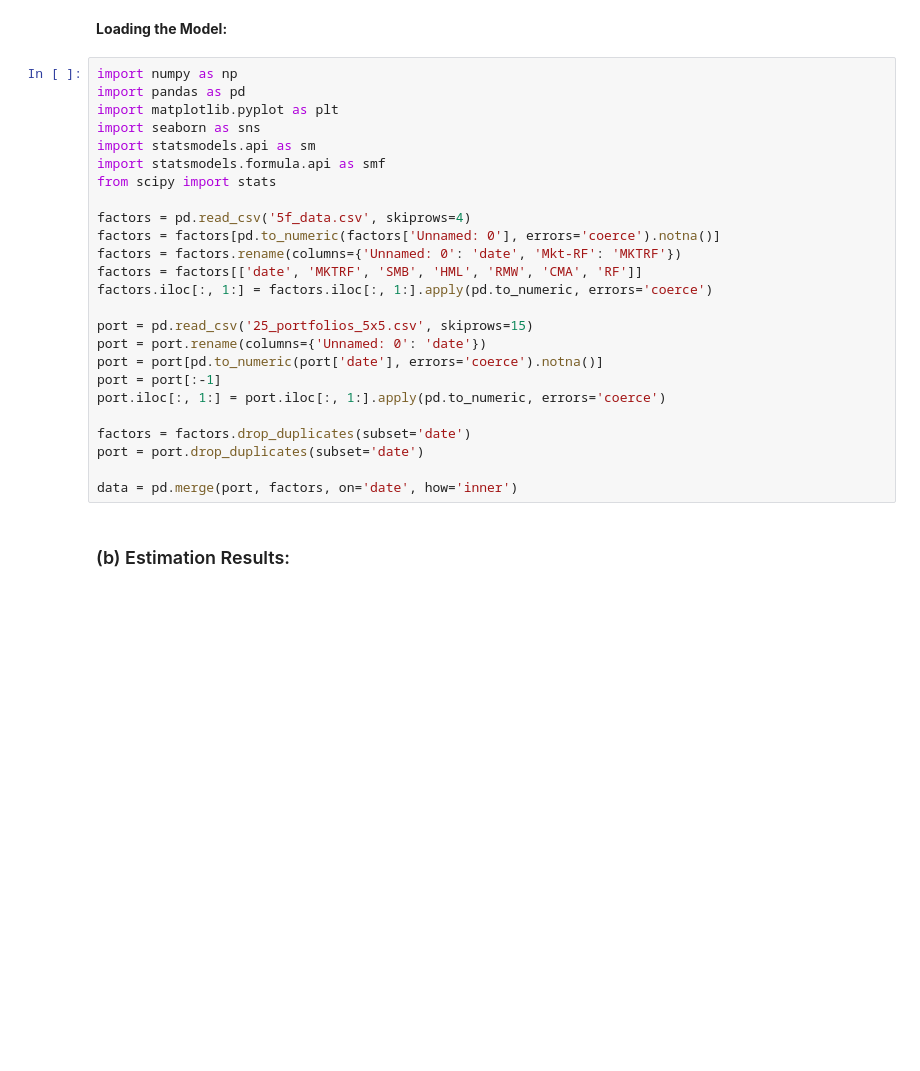
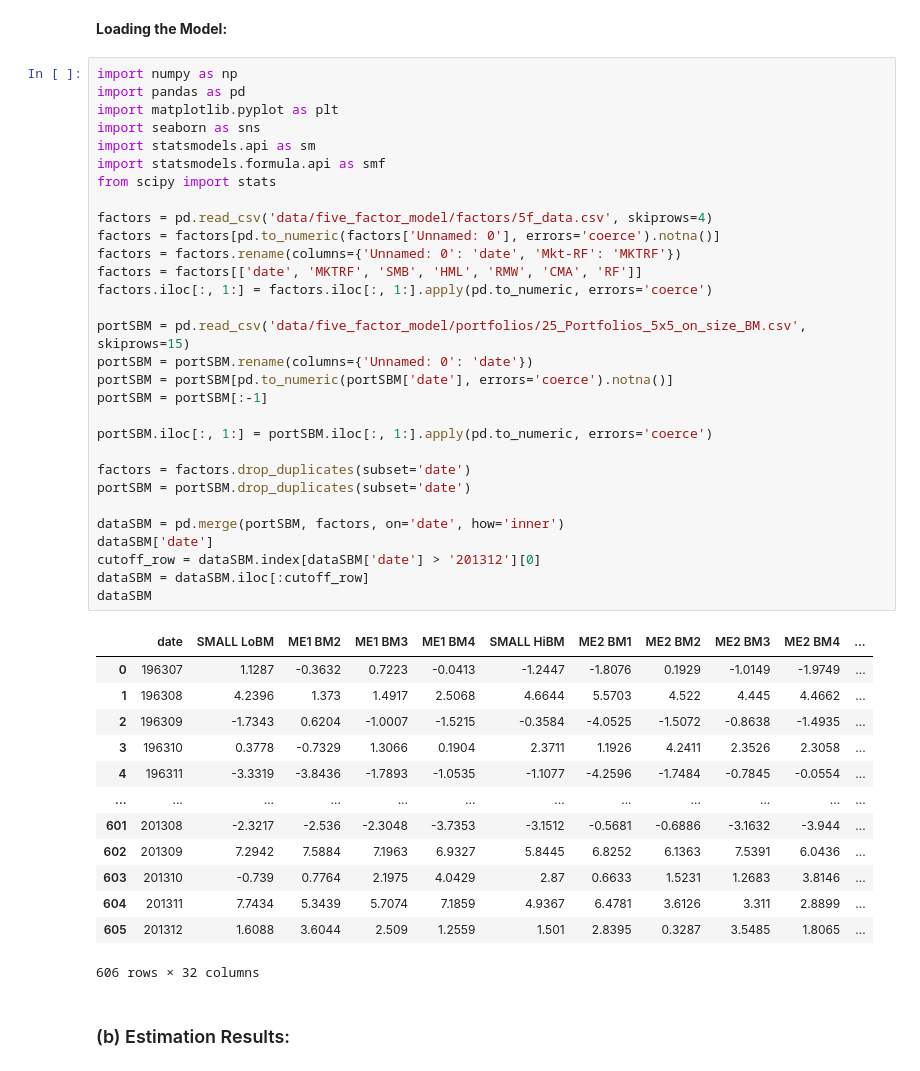
Before and after one commit to ignaciomacan/FFM, a Jupyter notebook: FFM_DRAFT_11.20.ipynb, the cells around one changed output. Cells and saved outputs as stored; diff of their text form; blank space fills up the shorter version.

```diff
--- a/FFM_DRAFT_11.20.ipynb
+++ b/FFM_DRAFT_11.20.ipynb
@@ -1340,28 +1340,47 @@ These coefficients measure how sensitively the portfolio’s excess return respo
 # %%
 import numpy as np
 import pandas as pd
 import matplotlib.pyplot as plt
 import seaborn as sns
 import statsmodels.api as sm
 import statsmodels.formula.api as smf
 from scipy import stats
 
-factors = pd.read_csv('5f_data.csv', skiprows=4)
+factors = pd.read_csv('data/five_factor_model/factors/5f_data.csv', skiprows=4)
 factors = factors[pd.to_numeric(factors['Unnamed: 0'], errors='coerce').notna()]
 factors = factors.rename(columns={'Unnamed: 0': 'date', 'Mkt-RF': 'MKTRF'})
 factors = factors[['date', 'MKTRF', 'SMB', 'HML', 'RMW', 'CMA', 'RF']]
 factors.iloc[:, 1:] = factors.iloc[:, 1:].apply(pd.to_numeric, errors='coerce')
 
-port = pd.read_csv('25_portfolios_5x5.csv', skiprows=15)
-port = port.rename(columns={'Unnamed: 0': 'date'})
-port = port[pd.to_numeric(port['date'], errors='coerce').notna()]
-port = port[:-1]
-port.iloc[:, 1:] = port.iloc[:, 1:].apply(pd.to_numeric, errors='coerce')
+portSBM = pd.read_csv('data/five_factor_model/portfolios/25_Portfolios_5x5_on_size_BM.csv', skiprows=15)
+portSBM = portSBM.rename(columns={'Unnamed: 0': 'date'})
+portSBM = portSBM[pd.to_numeric(portSBM['date'], errors='coerce').notna()]
+portSBM = portSBM[:-1]
+
+portSBM.iloc[:, 1:] = portSBM.iloc[:, 1:].apply(pd.to_numeric, errors='coerce')
 
 factors = factors.drop_duplicates(subset='date')
-port = port.drop_duplicates(subset='date')
+portSBM = portSBM.drop_duplicates(subset='date')
 
-data = pd.merge(port, factors, on='date', how='inner')
+dataSBM = pd.merge(portSBM, factors, on='date', how='inner')
+dataSBM['date']
+cutoff_row = dataSBM.index[dataSBM['date'] > '201312'][0]
+dataSBM = dataSBM.iloc[:cutoff_row]
+dataSBM
+# %% [output]
+|  | date | SMALL LoBM | ME1 BM2 | ME1 BM3 | ME1 BM4 | SMALL HiBM | ME2 BM1 | ME2 BM2 | ME2 BM3 | ME2 BM4 | ... |
+| 0 | 196307 | 1.1287 | -0.3632 | 0.7223 | -0.0413 | -1.2447 | -1.8076 | 0.1929 | -1.0149 | -1.9749 | ... |
+| 1 | 196308 | 4.2396 | 1.373 | 1.4917 | 2.5068 | 4.6644 | 5.5703 | 4.522 | 4.445 | 4.4662 | ... |
+| 2 | 196309 | -1.7343 | 0.6204 | -1.0007 | -1.5215 | -0.3584 | -4.0525 | -1.5072 | -0.8638 | -1.4935 | ... |
+| 3 | 196310 | 0.3778 | -0.7329 | 1.3066 | 0.1904 | 2.3711 | 1.1926 | 4.2411 | 2.3526 | 2.3058 | ... |
+| 4 | 196311 | -3.3319 | -3.8436 | -1.7893 | -1.0535 | -1.1077 | -4.2596 | -1.7484 | -0.7845 | -0.0554 | ... |
+| ... | ... | ... | ... | ... | ... | ... | ... | ... | ... | ... | ... |
+| 601 | 201308 | -2.3217 | -2.536 | -2.3048 | -3.7353 | -3.1512 | -0.5681 | -0.6886 | -3.1632 | -3.944 | ... |
+| 602 | 201309 | 7.2942 | 7.5884 | 7.1963 | 6.9327 | 5.8445 | 6.8252 | 6.1363 | 7.5391 | 6.0436 | ... |
+| 603 | 201310 | -0.739 | 0.7764 | 2.1975 | 4.0429 | 2.87 | 0.6633 | 1.5231 | 1.2683 | 3.8146 | ... |
+| 604 | 201311 | 7.7434 | 5.3439 | 5.7074 | 7.1859 | 4.9367 | 6.4781 | 3.6126 | 3.311 | 2.8899 | ... |
+| 605 | 201312 | 1.6088 | 3.6044 | 2.509 | 1.2559 | 1.501 | 2.8395 | 0.3287 | 3.5485 | 1.8065 | ... |
+606 rows × 32 columns
 # %% [markdown]
 ### (b) Estimation Results:
 # %% [markdown]
```
Also changed, not shown: parts of 8 cells of this notebook, 1 other file.
